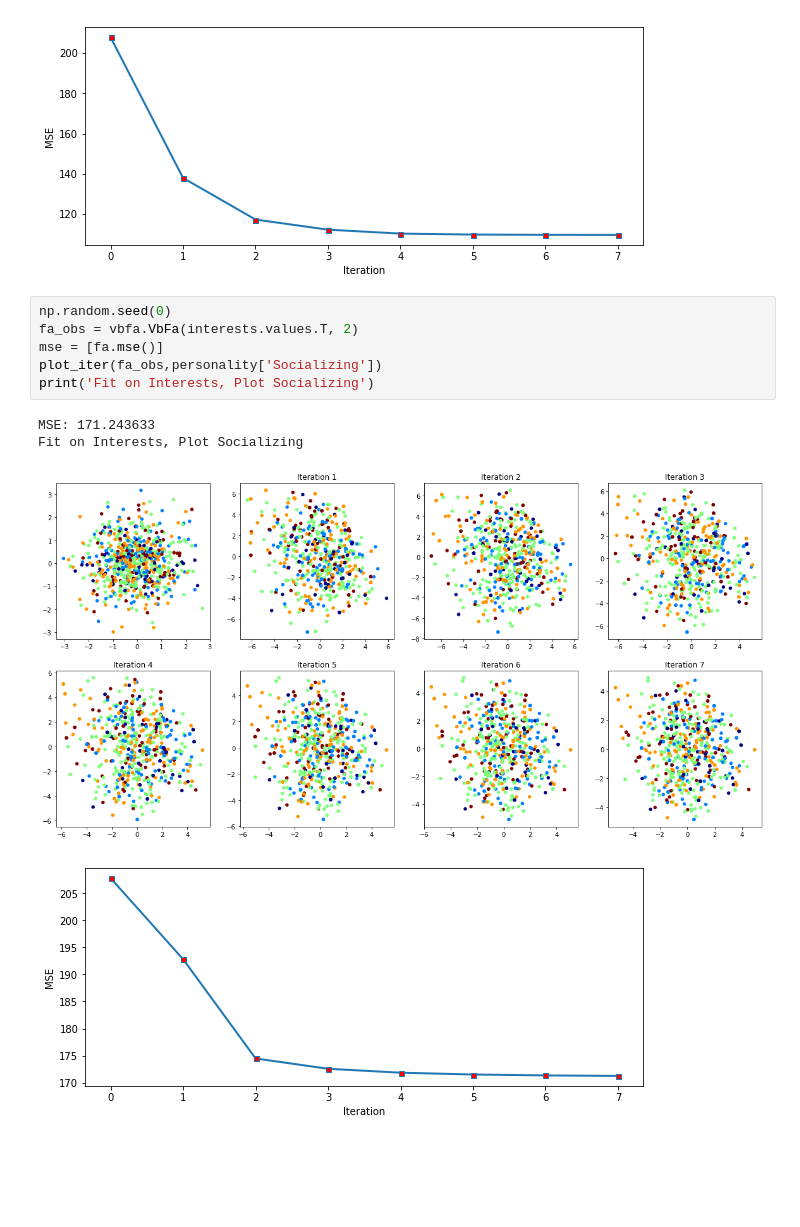
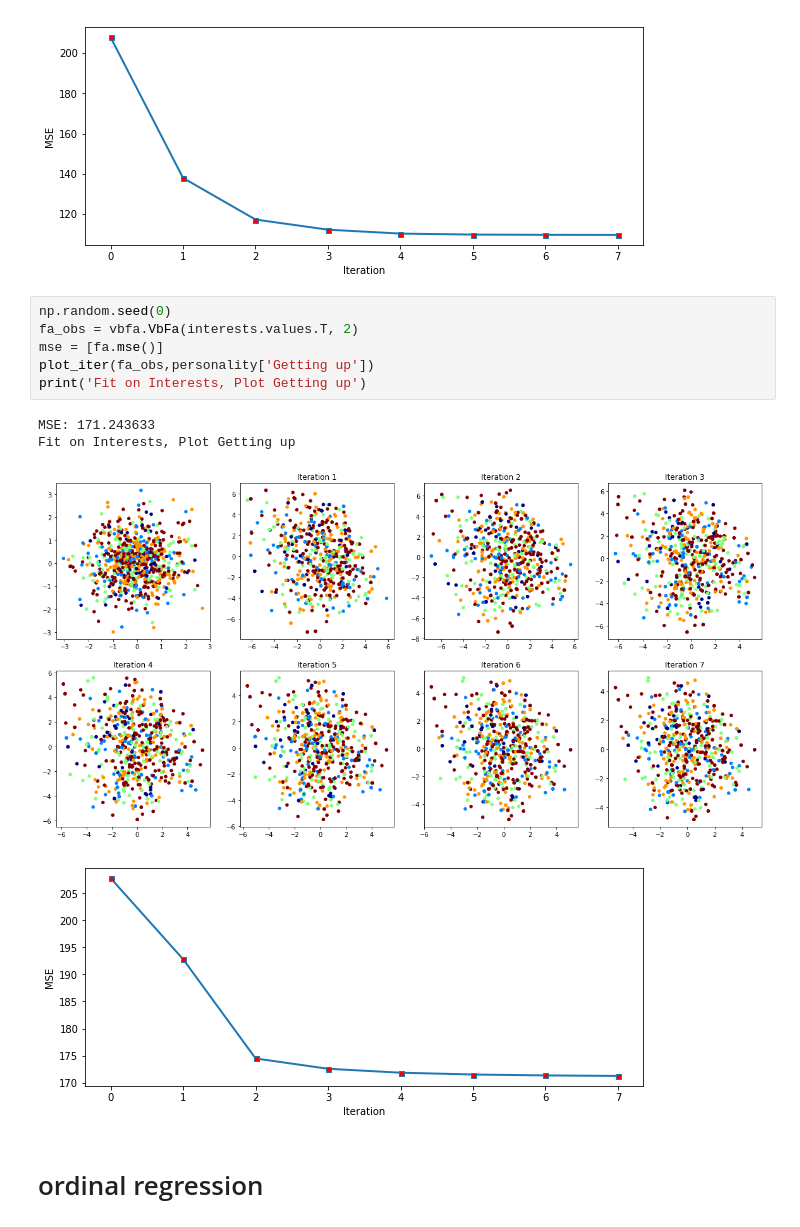
Before and after one commit to raulds77/inference_project, a Jupyter notebook: VPCA.ipynb, the cells around one changed output. Cells and saved outputs as stored; diff of their text form; blank space fills up the shorter version.

```diff
--- a/VPCA.ipynb
+++ b/VPCA.ipynb
@@ -205,11 +205,13 @@ Fit on Music, Plot Empathy
 # %%
 np.random.seed(0)
 fa_obs = vbfa.VbFa(interests.values.T, 2)
 mse = [fa.mse()]
-plot_iter(fa_obs,personality['Socializing'])
-print('Fit on Interests, Plot Socializing')
+plot_iter(fa_obs,personality['Getting up'])
+print('Fit on Interests, Plot Getting up')
 # %% [output]
 MSE: 171.243633
-Fit on Interests, Plot Socializing
+Fit on Interests, Plot Getting up
-[figure, old version]
+[figure, new version]
 [figure]
+# %% [markdown]
+# ordinal regression
```
Also changed, not shown: parts of 5 cells of this notebook.
